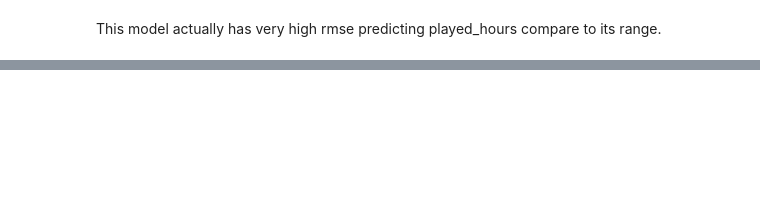
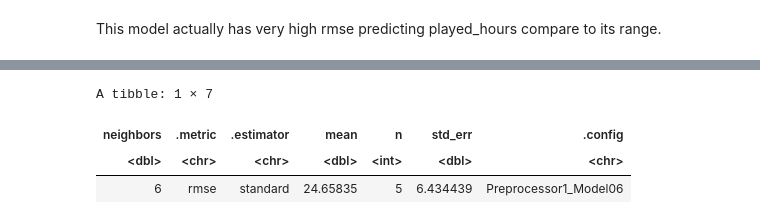
Before and after one commit to codeha/DSCI_PROJECT, a Jupyter notebook: thz project.ipynb, the cells around one changed output, grey strips where cells are left out. Saved outputs shown, nothing was run; the diff lists cells and outputs as text; code cells hidden in the pictures; blank space fills up the shorter version.

Commit message:
found best k

```diff
--- a/thz project.ipynb
+++ b/thz project.ipynb
@@ -281,0 +331,6 @@ This model actually has very high rmse predicting played_hours compare to its ra
+# %%
+#data wrangling
+players_renamed <- players |>
+mutate(experience = recode(experience, "Beginner" = 1, "Amateur"=2, "Regular"=3, "Pro"=4, "Veteran"=5)) |>
+mutate(subscribe = recode(as.character(subscribe), "FALSE"=0, "TRUE"=1))
+players_renamed
@@ -281,0 +357,12 @@ This model actually has very high rmse predicting played_hours compare to its ra
+# %%
+set.seed(999)
+players_split2 <- initial_split(players_renamed, prop=0.7, strata = played_hours)
+players_training2 <-training(players_split2)
+players_testing2 <-testing(players_split2)
+# %%
+players_spec<- nearest_neighbor(weight_func="rectangular", neighbor=tune()) |>
+set_engine ("kknn") |>
+set_mode("regression")
+
+players_recipe2 <-recipe(played_hours ~experience + subscribe + age, data = players_training2)
+players_recipe2
@@ -281,0 +380,13 @@ This model actually has very high rmse predicting played_hours compare to its ra
+# %%
+set.seed(999)
+#the neighbors2 generate a long warning message that I am not sure whether it affects final outcome.
+# small folds for small data
+vfold <- vfold_cv(players_training2, v=5)
+grid1 <-tibble(neighbors=seq(from=1, to=10, by=1))
+
+find_k<-workflow() |>
+            add_recipe(players_recipe2) |>
+            add_model(players_spec) |>
+            tune_grid(resamples=vfold,grid=grid1)
+findk_results<-collect_metrics(find_k)
+findk_results
@@ -281,0 +413,9 @@ This model actually has very high rmse predicting played_hours compare to its ra
+# %%
+best_k3<-filter(findk_results, .metric =="rmse") |>
+slice_min(mean, n=1)
+best_k3
+# %% [output]
+A tibble: 1 × 7
+| neighbors | .metric | .estimator | mean | n | std_err | .config |
+| <dbl> | <chr> | <chr> | <dbl> | <int> | <dbl> | <chr> |
+| 6 | rmse | standard | 24.65835 | 5 | 6.434439 | Preprocessor1_Model06 |
```
Also changed, not shown: parts of 13 cells of this notebook.
